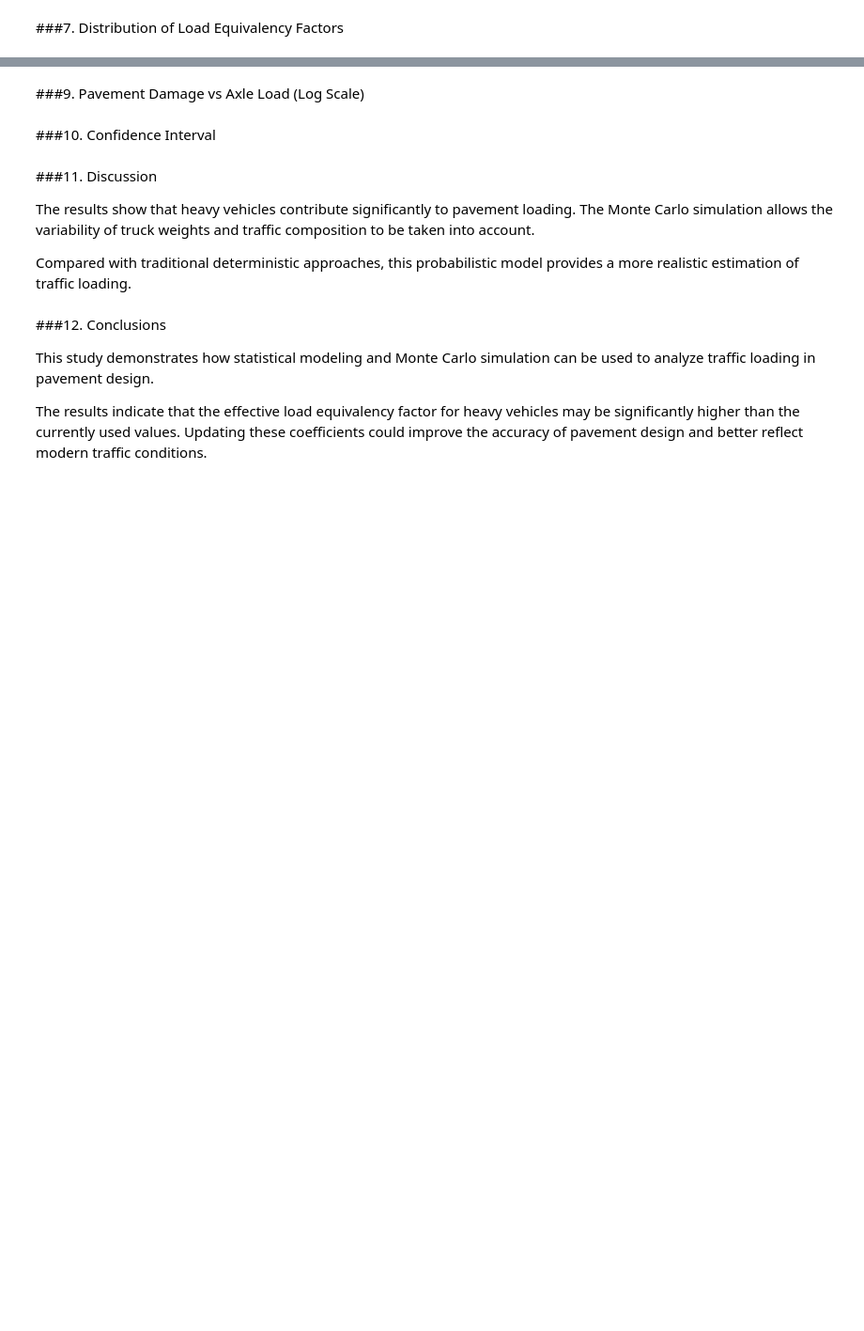
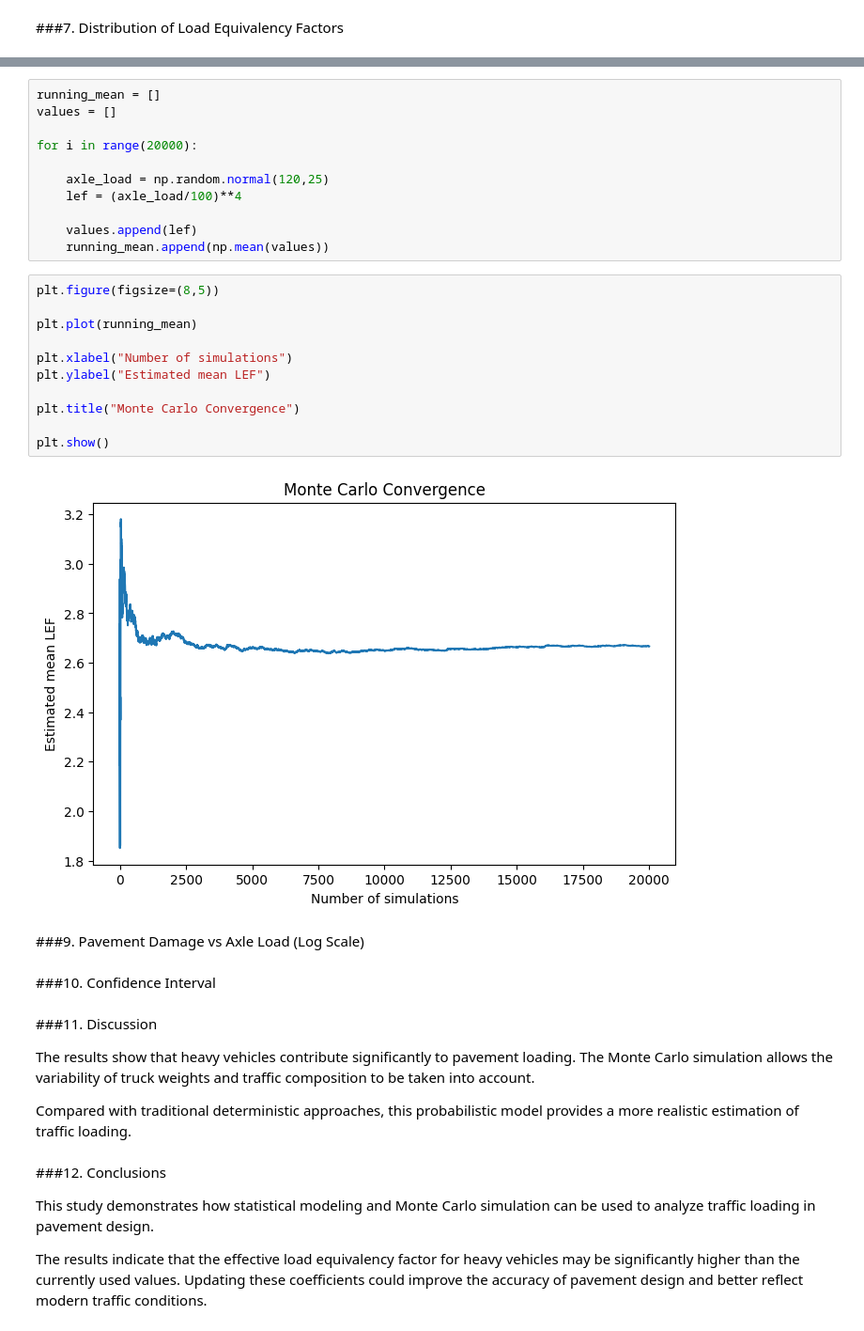
Before and after one commit to borisyotsov/traffic-load-equivalency-model, a Jupyter notebook: notebooks/Final_Project.ipynb, the cells around one changed output, grey strips where cells are left out. Shown at 94% size. Cells and saved outputs as stored; diff of their text form; blank space fills up the shorter version.

```diff
--- a/notebooks/Final_Project.ipynb
+++ b/notebooks/Final_Project.ipynb
@@ -252,3 +267,27 @@ plt.show()
+# %%
+running_mean = []
+values = []
+
+for i in range(20000):
+
+    axle_load = np.random.normal(120,25)
+    lef = (axle_load/100)**4
+
+    values.append(lef)
+    running_mean.append(np.mean(values))
+# %%
+plt.figure(figsize=(8,5))
+
+plt.plot(running_mean)
+
+plt.xlabel("Number of simulations")
+plt.ylabel("Estimated mean LEF")
+
+plt.title("Monte Carlo Convergence")
+
+plt.show()
+# %% [output]
+[figure, added]
 # %% [markdown]
 ###9. Pavement Damage vs Axle Load (Log Scale)
 # %% [markdown]
```
Also changed, not shown: parts of 6 cells of this notebook.
